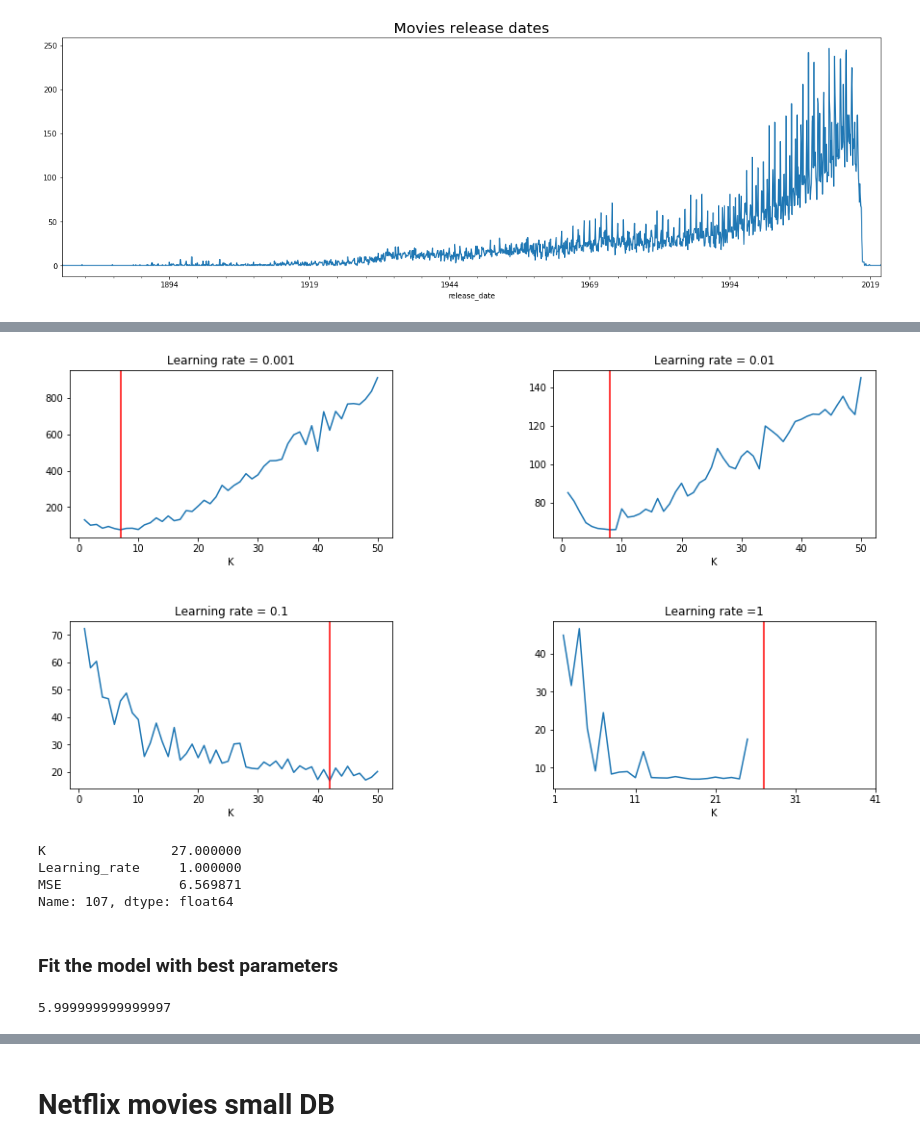
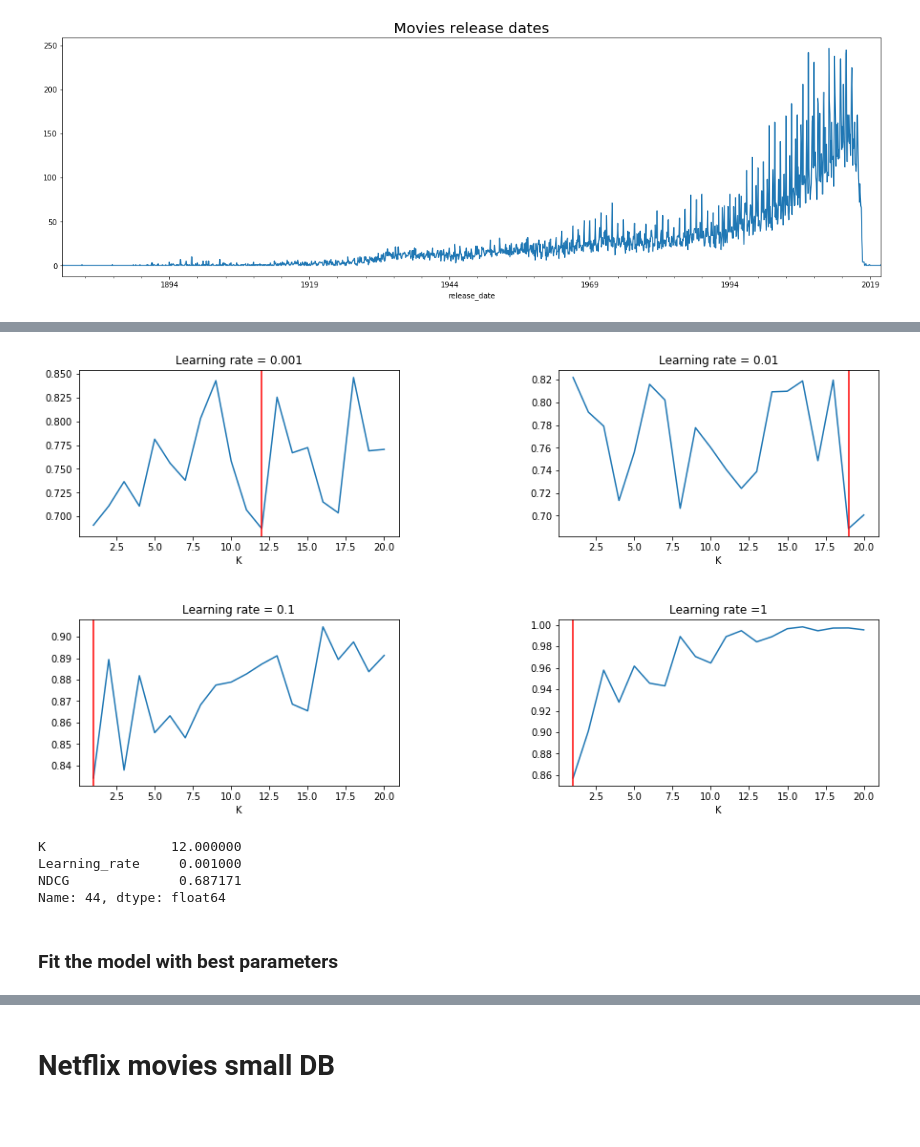
Before and after one commit to carlosgeovany/MachineLearning, a Jupyter notebook: RecommenderSystem.ipynb, the cells around one changed output, grey strips where cells are left out. Cells and saved outputs as stored; diff of their text form; code cells hidden in the pictures; blank space fills up the shorter version.

Commit message:
find best k
training with best hyperparameters

```diff
--- a/RecommenderSystem.ipynb
+++ b/RecommenderSystem.ipynb
@@ -303,6 +303,15 @@ a = pd.DataFrame([
 
      [6,2,1,3,0],
 
+     [7,4,1,2,2],
+
+     [8,3,1,4,1],
+
+     [9,0,1,0,3],
+
+     [10,0,1,3,5],
+
+
     ]).set_index(0)
 
 a.index.names = ['userId']
@@ -314,8 +323,4 @@ kfs = KFold(n_splits=3)
 # %%
 ## Train with different learning rates and K numbers
-m_s=[]
-for train, _ in kfs.split(a,None):
-    df = pd.DataFrame(train)
-    print(f"TRAIN: {train}")
-    m_s.append(find_best(df,movies_data, max_Ks=50, iterations=100))
+m = find_best(a,movies_data, max_Ks=20,iterations=4)
 # %% [output]
@@ -356,3 +334,0 @@ best_folded
-# %%
-## Train with different learning rates and K numbers
-m = find_best(a,movies_data, max_Ks=50,iterations=100)
@@ -380,56 +335,52 @@ K: 50    | Learning_rate: 1      | MSE:nan
 # %%
 ## Get minimum by Learning rate
 
 ## plot best k with bets learning rate
 fig, axes = plt.subplots(2, 2, figsize=(15, 8))
 plt.subplots_adjust(wspace=0.5, hspace=0.5)
 
 
 df0001 = m[m['Learning_rate']==0.001]
-df0001.plot(x="K", y="MSE", ax=axes[0,0], legend=False)
+df0001.plot(x="K", y="NDCG", ax=axes[0,0], legend=False)
 axes[0,0].set_title('Learning rate = 0.001')
-axes[0,0].axvline(np.argmin(df0001.MSE)+1, color = "r")
+axes[0,0].axvline(np.argmin(df0001.NDCG)+1, color = "r")
 
 df001 = m[m['Learning_rate']==0.01]
-df001.plot(x="K", y="MSE", ax=axes[0,1], legend=False)
+df001.plot(x="K", y="NDCG", ax=axes[0,1], legend=False)
 axes[0,1].set_title('Learning rate = 0.01')
-axes[0,1].axvline(np.argmin(df001.MSE)+1, color = "r")
+axes[0,1].axvline(np.argmin(df001.NDCG)+1, color = "r")
 
 df01 = m[m['Learning_rate']==0.1]
-df01.plot(x="K", y="MSE", ax=axes[1,0], legend=False)
+df01.plot(x="K", y="NDCG", ax=axes[1,0], legend=False)
 axes[1,0].set_title('Learning rate = 0.1')
-axes[1,0].axvline(np.argmin(df01.MSE)+1, color = "r")
+axes[1,0].axvline(np.argmin(df01.NDCG)+1, color = "r")
 
 df1 = m[m['Learning_rate']==1]
-df1.plot(x="K", y="MSE", ax=axes[1,1], legend=False,)
+df1.plot(x="K", y="NDCG", ax=axes[1,1], legend=False,)
 axes[1,1].set_title('Learning rate =1')
-axes[1,1].axvline(np.argmin(df1.MSE)+1, color = "r")
-axes[1,1].set_xticks(np.arange(1, 51, step=10))
+axes[1,1].axvline(np.argmin(df1.NDCG)+1, color = "r")
 
 plt.show()
 # %% [output]
-[figure, old version]
+[figure, new version]
 # %%
 ## Finding best K and learning rate
-best_ = m.loc[m.MSE.idxmin()]
+best_ = m.loc[m.NDCG.idxmin()]
 best_
 # %% [output]
-K                27.000000
-Learning_rate     1.000000
-MSE               6.569871
-Name: 107, dtype: float64
+K                12.000000
+Learning_rate     0.001000
+NDCG              0.687171
+Name: 44, dtype: float64
 # %% [markdown]
 ### Fit the model with best parameters
 # %%
 ## Best matrix with best k
-K = 27
+K = 12
 r = MatrixFactorization(K,a,movies_data)
 ## Train the model, default iterations is 2
-learning_rate = 1.0
-r.fit(learning_rate,iterations=100)
-min(r.mse)
+learning_rate = 0.001
+r.fit(learning_rate,iterations=5)
-# %% [output]
-5.999999999999997
 # %%
 ## Plot MSE over iterations
 plt.figure(figsize=(11, 5))
```
Also changed, not shown: parts of 29 cells of this notebook, 1 other file.
